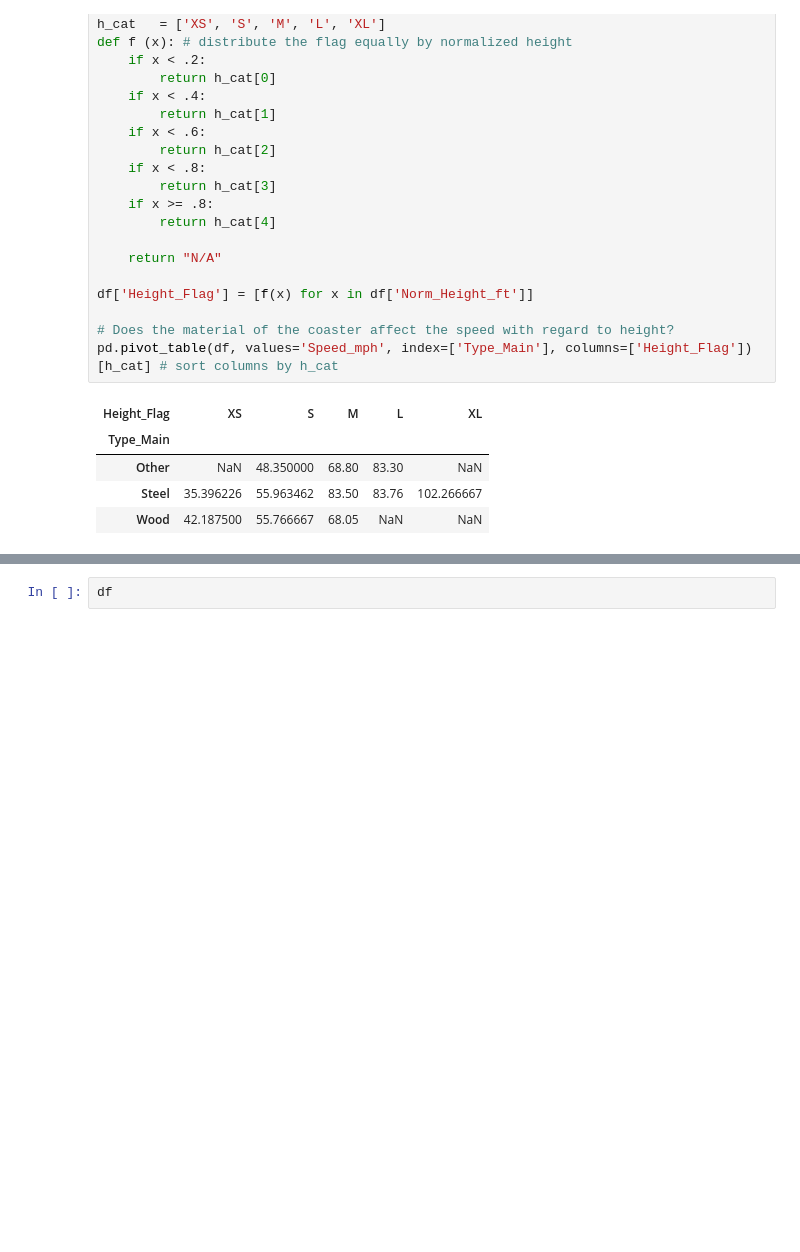
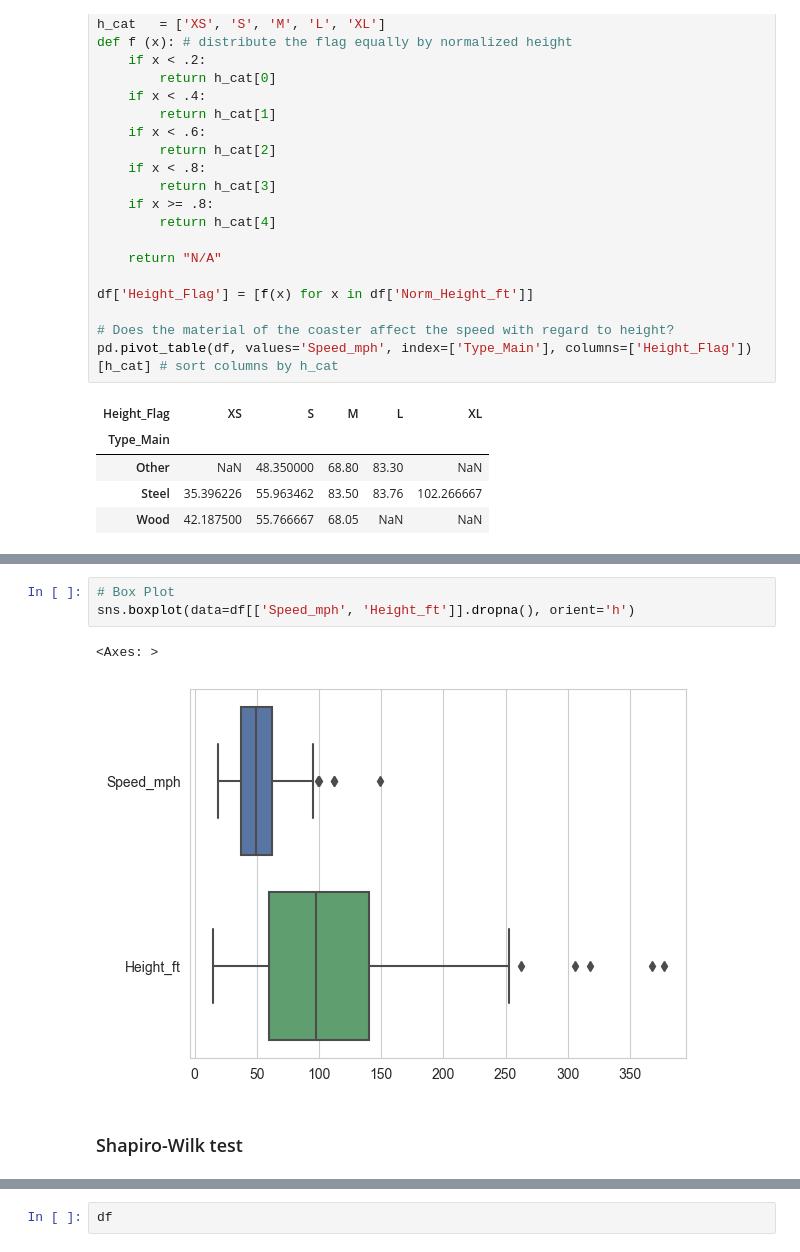
Before and after one commit to jsmid/edu.smid, a Jupyter notebook: rcoster/nb.ipynb, the cells around one changed output, grey strips where cells are left out. Saved outputs shown, nothing was run; the diff lists cells and outputs as text; blank space fills up the shorter version.

Commit message:
ISSUE-1: normality tests

```diff
--- a/rcoster/nb.ipynb
+++ b/rcoster/nb.ipynb
@@ -352,0 +383,8 @@ pd.pivot_table(df, values='Speed_mph', index=['Type_Main'], columns=['Height_Fla
+# %%
+# Box Plot
+sns.boxplot(data=df[['Speed_mph', 'Height_ft']].dropna(), orient='h')
+# %% [output]
+<Axes: >
+[figure, added]
+# %% [markdown]
+### Shapiro-Wilk test
```
Also changed, not shown: parts of 14 cells of this notebook.
